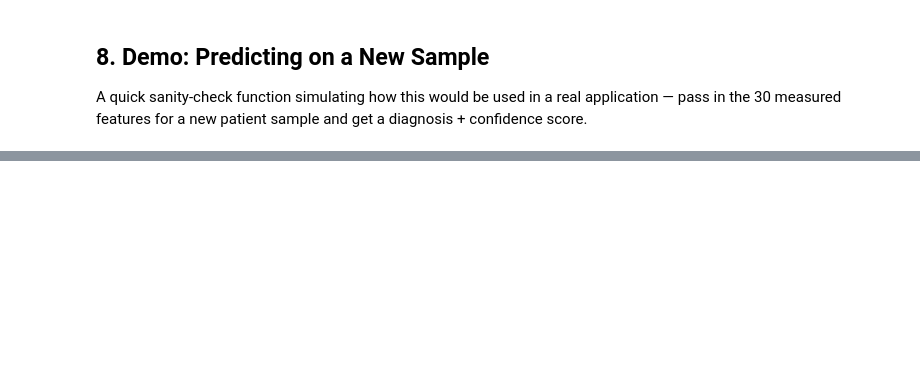
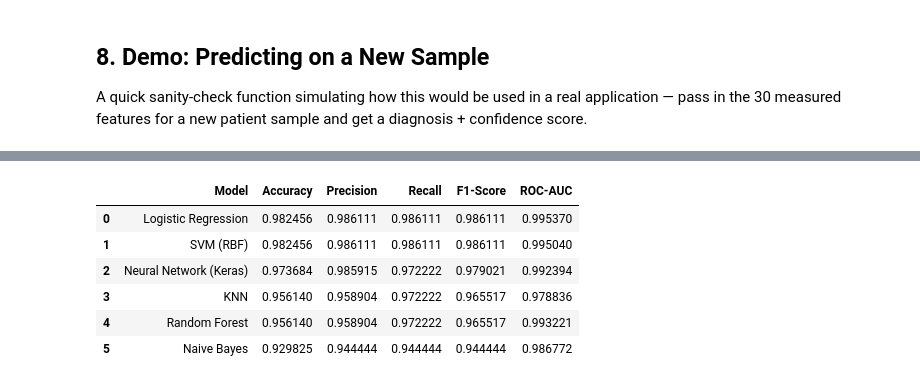
Before and after one commit to palakvijaywar83-hub/breast-cancer-detection, a Jupyter notebook: Breast_Cancer_Detection_InternPe.ipynb, the cells around one changed output, grey strips where cells are left out. Cells and saved outputs as stored; diff of their text form; code cells hidden in the pictures; blank space fills up the shorter version.

```diff
--- a/Breast_Cancer_Detection_InternPe.ipynb
+++ b/Breast_Cancer_Detection_InternPe.ipynb
@@ -232,0 +378,28 @@ print(f"Predicted label: {pred_label}  (confidence: {confidence}%)")
+# %%
+# Evaluate on the test set
+nn_loss, nn_accuracy = nn_model.evaluate(X_test_scaled, y_test, verbose=0)
+
+nn_proba = nn_model.predict(X_test_scaled, verbose=0).ravel()
+nn_pred = (nn_proba >= 0.5).astype(int)
+
+nn_row = {
+    'Model': 'Neural Network (Keras)',
+    'Accuracy': accuracy_score(y_test, nn_pred),
+    'Precision': precision_score(y_test, nn_pred),
+    'Recall': recall_score(y_test, nn_pred),
+    'F1-Score': f1_score(y_test, nn_pred),
+    'ROC-AUC': roc_auc_score(y_test, nn_proba)
+}
+
+# Combine with the classical ML results for a full comparison
+full_comparison = pd.concat([results_df, pd.DataFrame([nn_row])], ignore_index=True)
+full_comparison = full_comparison.sort_values('F1-Score', ascending=False).reset_index(drop=True)
+full_comparison
+# %% [output]
+|  | Model | Accuracy | Precision | Recall | F1-Score | ROC-AUC |
+| 0 | Logistic Regression | 0.982456 | 0.986111 | 0.986111 | 0.986111 | 0.995370 |
+| 1 | SVM (RBF) | 0.982456 | 0.986111 | 0.986111 | 0.986111 | 0.995040 |
+| 2 | Neural Network (Keras) | 0.973684 | 0.985915 | 0.972222 | 0.979021 | 0.992394 |
+| 3 | KNN | 0.956140 | 0.958904 | 0.972222 | 0.965517 | 0.978836 |
+| 4 | Random Forest | 0.956140 | 0.958904 | 0.972222 | 0.965517 | 0.993221 |
+| 5 | Naive Bayes | 0.929825 | 0.944444 | 0.944444 | 0.944444 | 0.986772 |
```
Also changed, not shown: parts of 23 cells of this notebook.
